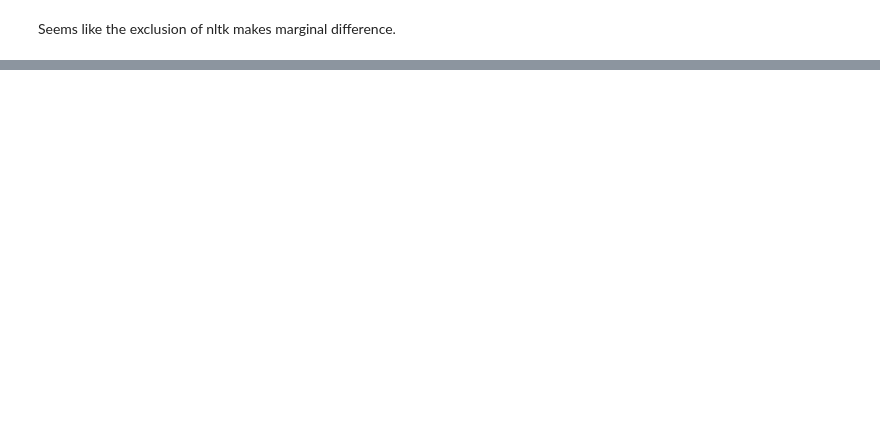
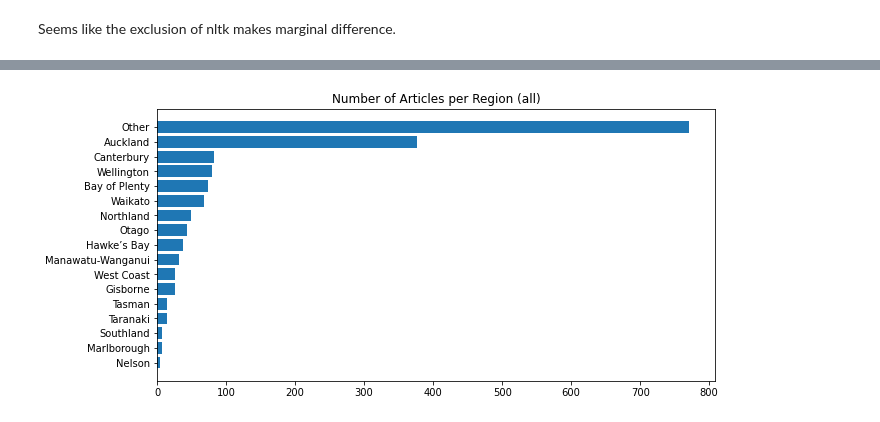
Before and after one commit to xaviermiles/web_sentiment_analysis, a Jupyter notebook: cc eda-test.ipynb, the cells around one changed output, grey strips where cells are left out. Cells and saved outputs as stored; diff of their text form; code cells hidden in the pictures; blank space fills up the shorter version.

Commit message:
Map cities to regions and filename-change

```diff
--- a/cc investigate coverage.ipynb
+++ b/cc eda-test.ipynb
@@ -450,0 +514,5 @@ dtype: object
+# %%
+# look at information just using string search
+plot_num_articles_per_subgroup('regions_str_main', title="Number of Articles per Region (all)")
+# %% [output]
+[figure, added]
```
Also changed, not shown: parts of 32 cells of this notebook.
